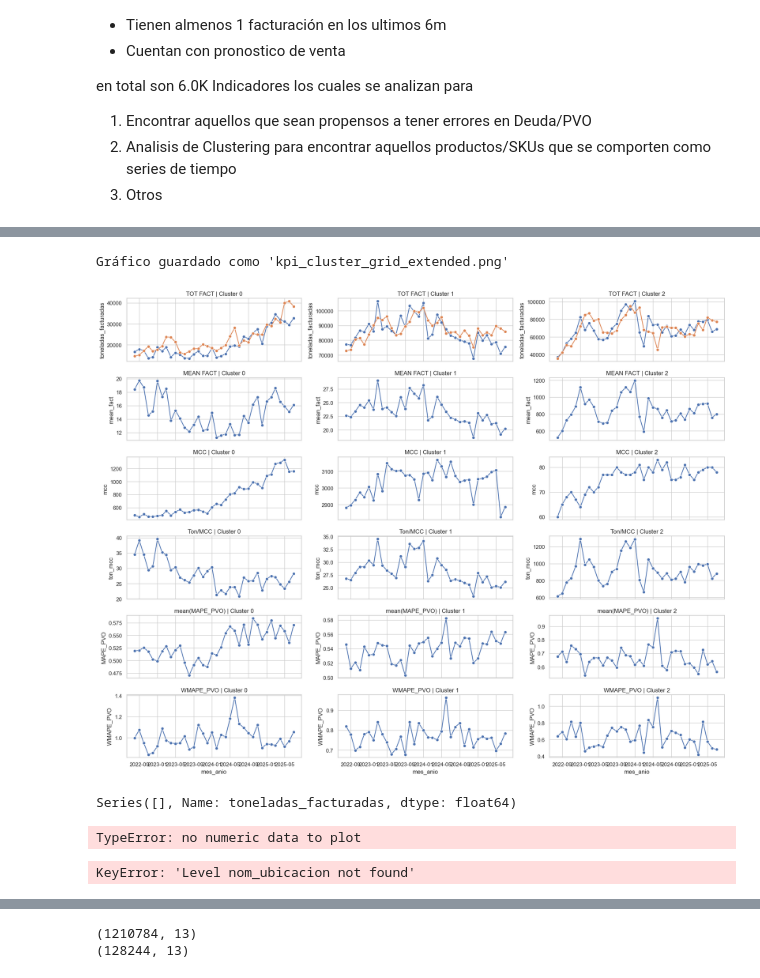
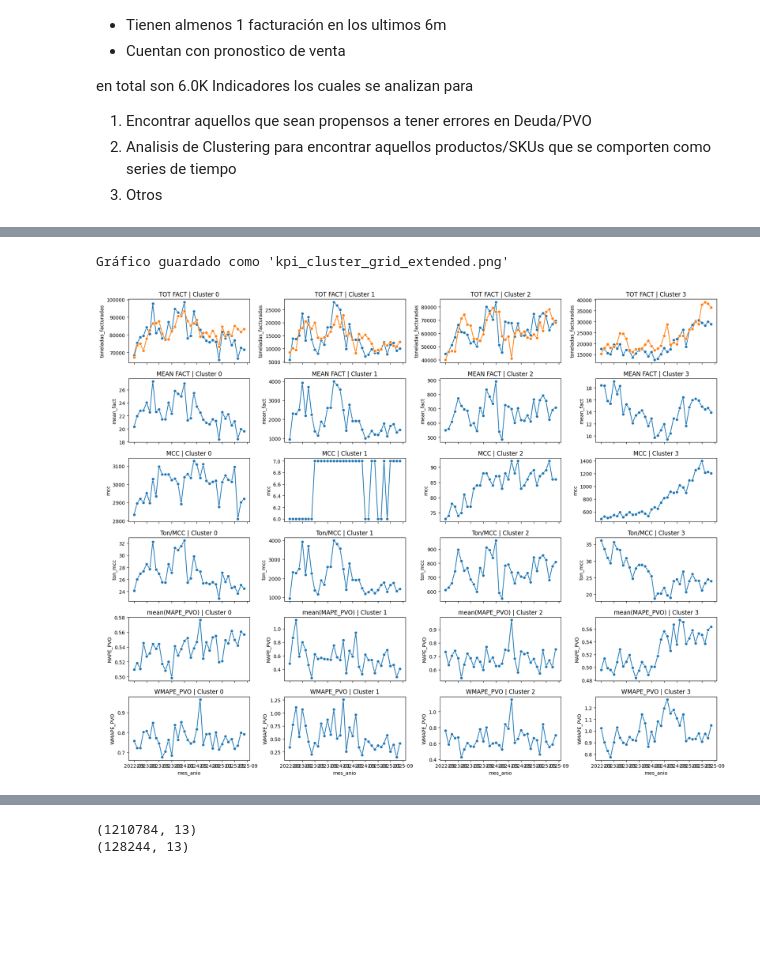
Before and after one commit to adojedar/demanda2, a Jupyter notebook: 02-Alertas.ipynb, the cells around one changed output, grey strips where cells are left out. Cells and saved outputs as stored; diff of their text form; code cells hidden in the pictures; blank space fills up the shorter version.

```diff
--- a/02-Alertas.ipynb
+++ b/02-Alertas.ipynb
@@ -571,0 +595,4 @@ Name: id, dtype: int64
+# %%
+tabla_arbol = tabla_arbol.merge(toneladas_lm_act, how = "left", on ="id", validate= "1:1" )
+
+tabla_arbol
@@ -783,7 +842,7 @@ plt.tight_layout()
 plt.savefig("metodo_del_codo.png")
 
 # Aplicar KMeans con 3 clusters como ejemplo
-kmeans = KMeans(n_clusters=3, random_state=42)
+kmeans = KMeans(n_clusters=4, random_state=42)
 clusters = kmeans.fit_predict(pca_components)
 
 # Agregar componentes PCA y etiquetas de cluster al DataFrame
@@ -820,10 +879,12 @@ for col in X.columns[:-4]:  # Excluir la columna de clúster
 sorted_features = sorted(feature_scores.items(), key=lambda x: x[1], reverse=True)
 
 # Mostrar resultados
+"""
 print("Ranking de variables más importantes para el clustering:")
 for i, (feature, score) in enumerate(sorted_features[:11], 1):
     print(f"{i}. {feature} \t  (F-score:{score:.2f})")
     sns.violinplot(data = X, y = feature, x = "Cluster" , hue ="Cluster" )
     display(X.groupby("Cluster")[feature].describe())
     plt.show()
+    """
 # %% [output]
@@ -877,6 +915,5 @@ Ranking de variables más importantes para el clustering:
 # %%
 analisis1 = data[data.id.isin(X.index)].copy()
-
 """
 analisis1["MAPE_PVO"] = np.where(
                         (analisis1.toneladas_facturadas < 1) & (analisis1.toneladas_pvo < 1), 0,
@@ -897,6 +934,8 @@ analisis1 = analisis1[analisis1.mes_anio < date_tdy]
 
 analisis1["Cluster"] = analisis1.id.map(X.Cluster.to_dict())
 
+tabla_arbol["CLUSTER"] =  tabla_arbol["id"].map( analisis1.set_index("id").Cluster.to_dict()).fillna(4)
+
 analisis1["mcc"] = np.where(analisis1.toneladas_facturadas> 0.001, 1, 0)
 
 analisis1
@@ -923,49 +962,34 @@ tab_analisis["WMAPE_PVO"] = tab_analisis["WMAPE_PVO"].div(tab_analisis["tonelada
 
 tab_analisis["ton_mcc"] = tab_analisis.toneladas_facturadas.div(tab_analisis.mcc)
 
 # Crear figura con 3 filas (KPIs) y 3 columnas (Clusters)
-fig, axes = plt.subplots(6, 3, figsize=(18, 14), sharex=True)
+n = 4
+fig, axes = plt.subplots(6, n, figsize=(18, 14), sharex=True)
 
 # KPIs y títulos
 kpis = ["toneladas_facturadas","mean_fact", "mcc", "ton_mcc", "MAPE_PVO", "WMAPE_PVO"]
 
 kpi_titles = ["TOT FACT" ,"MEAN FACT","MCC", "Ton/MCC", "mean(MAPE_PVO)", "WMAPE_PVO"]
 
 # Graficar cada KPI por cluster
 for i, kpi in enumerate(kpis):
 
-    for j in range(3):
+    for j in range(n):
         cluster_data = tab_analisis[tab_analisis["Cluster"] == j]
 
         if kpi =="toneladas_facturadas":
             sns.lineplot(ax=axes[i, j], data=cluster_data.fillna(0), x="mes_anio", y="toneladas_facturadas", marker="o")
             sns.lineplot(ax=axes[i, j], data=cluster_data.fillna(0), x="mes_anio", y="pvo_tot", marker="o")
         else :
             sns.lineplot(ax=axes[i, j], data=cluster_data, x="mes_anio", y=kpi, marker="o")
 
         axes[i, j].set_title(f"{kpi_titles[i]} | Cluster {j}")
 
 plt.tight_layout()
 
 plt.savefig("kpi_cluster_grid_extended.png")
 
 print("Gráfico guardado como 'kpi_cluster_grid_extended.png'")
 # %% [output]
 Gráfico guardado como 'kpi_cluster_grid_extended.png'
-[figure, old version]
+[figure, new version]
-# %%
-analisis1_full = analisis1[analisis1.mes_anio < date_tdy].merge(catalogo_id.drop_duplicates(subset = "id", keep = "first"), how = "left", on = "id", validate = "m:1")
-pp_pl = analisis1_full.groupby(["mes_anio","Cluster","nom_ubicacion"]).toneladas_facturadas.sum().div(analisis1_full.groupby(["mes_anio","Cluster",]).toneladas_facturadas.sum())
-pp_pl = pp_pl[pp_pl > 0.9]
-#ax = pp_pl[pp_pl.index.get_level_values(1) == 0].unstack("nom_ubicacion").plot(kind = "bar", stacked=True, figsize= (10,15))
-pp_pl
-# %% [output]
-Series([], Name: toneladas_facturadas, dtype: float64)
-# %%
-ax = pp_pl[pp_pl.index.get_level_values(1) == 1].unstack("nom_ubicacion").plot(kind = "bar", stacked=True, figsize= (10,15))
-# %% [output]
-TypeError: no numeric data to plot
-# %%
-ax = pp_pl[pp_pl.index.get_level_values(1) == 2].unstack("nom_ubicacion").plot(kind = "bar", stacked=True, figsize= (10,12))
-# %% [output]
-KeyError: 'Level nom_ubicacion not found'
```
Also changed, not shown: parts of 68 cells of this notebook, 3 other files.
